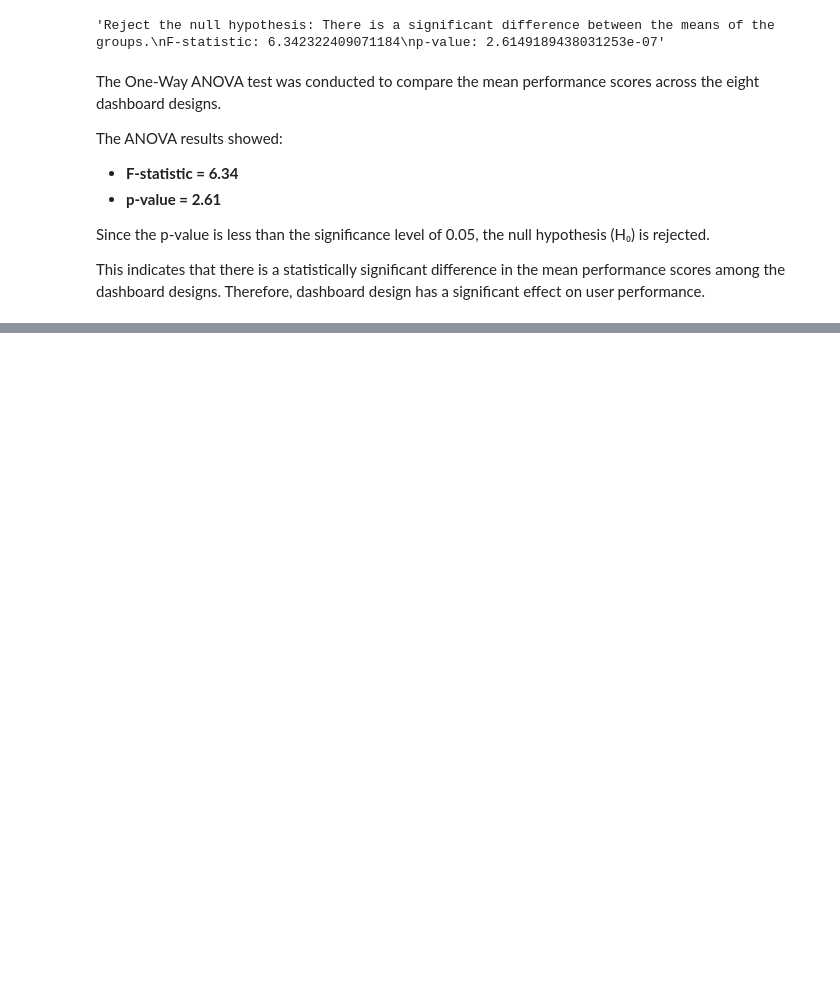
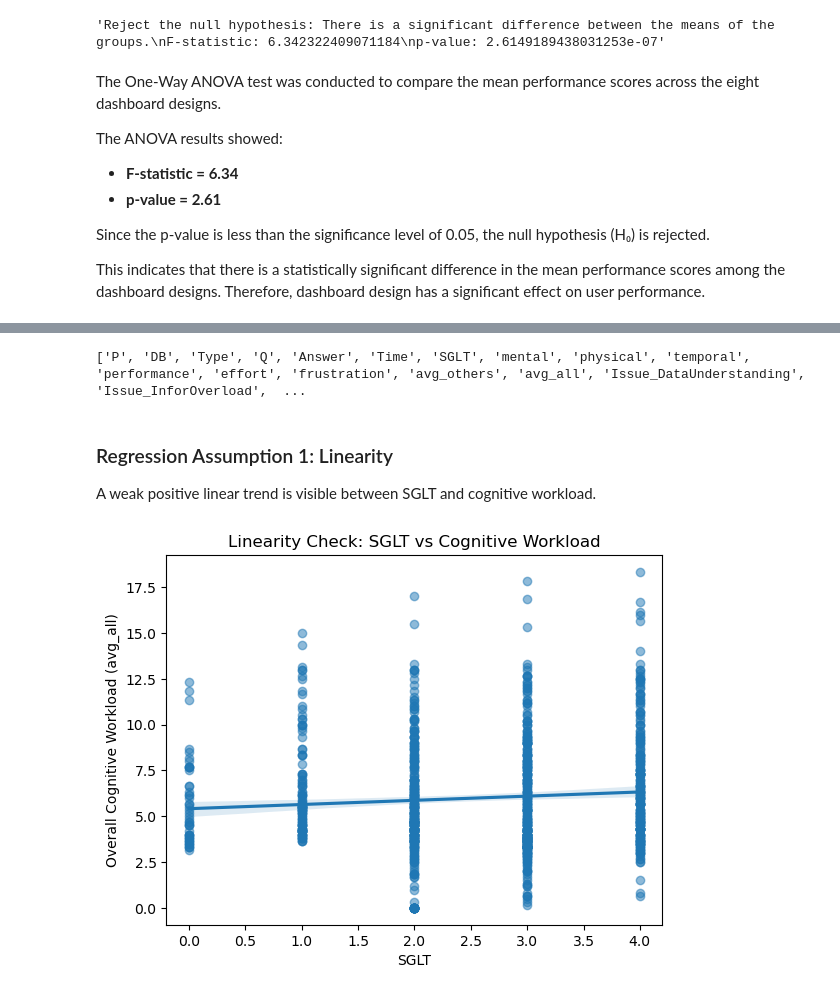
Before and after one commit to Chakuunaa/Evaluating-Dashboard-Design-Effectiveness-in-Data-Analytics, a Jupyter notebook: notebooks/01_Dissertation_Analysis.ipynb, the cells around one changed output, grey strips where cells are left out. Drawn from its saved outputs; the diff is of its cells as text; code cells hidden in the pictures; blank space fills up the shorter version.

Commit message:
Added regression assumptions and multiple linear regression analysis

```diff
--- a/notebooks/01_Dissertation_Analysis.ipynb
+++ b/notebooks/01_Dissertation_Analysis.ipynb
@@ -729,0 +705,4 @@ This indicates that there is a statistically significant difference in the mean
+# %%
+data_process = df.copy()
+
+data_process[["Type", "Issue", "SGLT", "avg_all"]].head()
@@ -729,0 +722,8 @@ This indicates that there is a statistically significant difference in the mean
+# %%
+from sklearn import preprocessing as preproc
+
+le = preproc.LabelEncoder()
+
+data_process["Type"] = le.fit_transform(data_process["Type"])
+
+print(le.classes_)
@@ -729,0 +737,9 @@ This indicates that there is a statistically significant difference in the mean
+# %%
+data_process = pd.get_dummies(
+    data_process,
+    columns=["Issue"],
+    drop_first=True,
+    dtype=int
+)
+
+data_process.head()
@@ -729,0 +776,25 @@ This indicates that there is a statistically significant difference in the mean
+# %%
+print(data_process.columns.tolist())
+# %% [output]
+['P', 'DB', 'Type', 'Q', 'Answer', 'Time', 'SGLT', 'mental', 'physical', 'temporal', 'performance', 'effort', 'frustration', 'avg_others', 'avg_all', 'Issue_DataUnderstanding', 'Issue_InforOverload',  ...
+# %% [markdown]
+### Regression Assumption 1: Linearity
+
+A weak positive linear trend is visible between SGLT and cognitive workload.
+# %%
+import matplotlib.pyplot as plt
+import seaborn as sns
+
+sns.regplot(
+    x="SGLT",
+    y="avg_all",
+    data=data_process,
+    scatter_kws={"alpha": 0.5}
+)
+
+plt.title("Linearity Check: SGLT vs Cognitive Workload")
+plt.xlabel("SGLT")
+plt.ylabel("Overall Cognitive Workload (avg_all)")
+plt.show()
+# %% [output]
+[figure, added]
```
Also changed, not shown: parts of 38 cells of this notebook.
